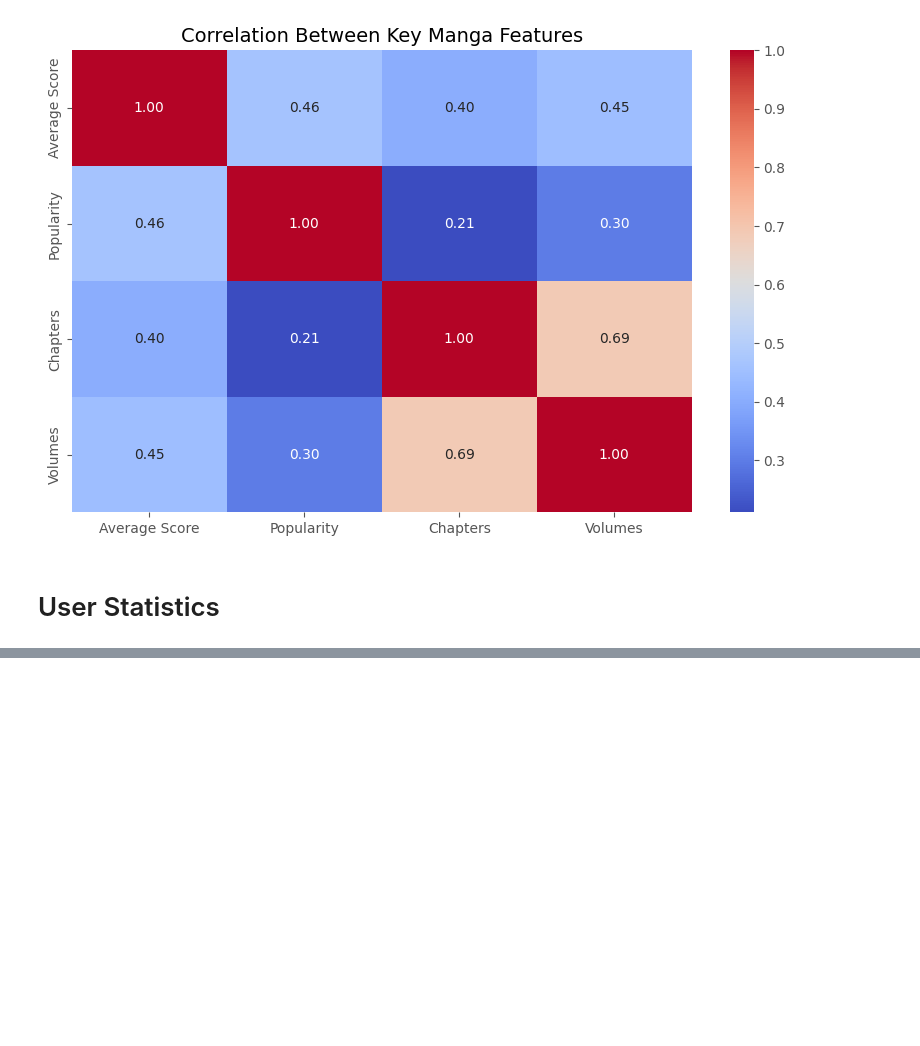
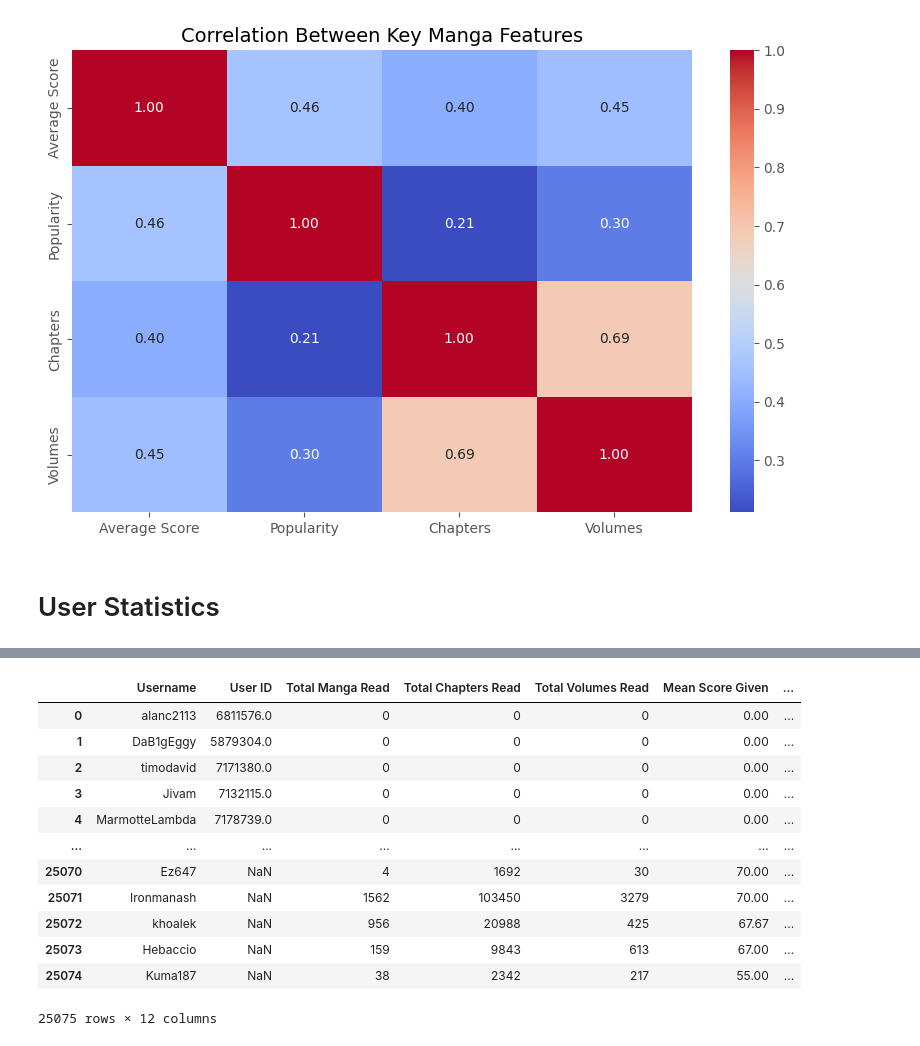
Before and after one commit to Trung-Dan-Phan/manga_recommender_system, a Jupyter notebook: notebooks/eda.ipynb, the cells around one changed output, grey strips where cells are left out. Drawn from its saved outputs; the diff is of its cells as text; code cells hidden in the pictures; blank space fills up the shorter version.

```diff
--- a/notebooks/eda.ipynb
+++ b/notebooks/eda.ipynb
@@ -167,3 +166,19 @@ user_stats_df = load_data_from_bigquery(
+# %%
+user_stats_df
+# %% [output]
+|  | Username | User ID | Total Manga Read | Total Chapters Read | Total Volumes Read | Mean Score Given | ... |
+| 0 | alanc2113 | 6811576.0 | 0 | 0 | 0 | 0.00 | ... |
+| 1 | DaB1gEggy | 5879304.0 | 0 | 0 | 0 | 0.00 | ... |
+| 2 | timodavid | 7171380.0 | 0 | 0 | 0 | 0.00 | ... |
+| 3 | Jivam | 7132115.0 | 0 | 0 | 0 | 0.00 | ... |
+| 4 | MarmotteLambda | 7178739.0 | 0 | 0 | 0 | 0.00 | ... |
+| ... | ... | ... | ... | ... | ... | ... | ... |
+| 25070 | Ez647 | NaN | 4 | 1692 | 30 | 70.00 | ... |
+| 25071 | Ironmanash | NaN | 1562 | 103450 | 3279 | 70.00 | ... |
+| 25072 | khoalek | NaN | 956 | 20988 | 425 | 67.67 | ... |
+| 25073 | Hebaccio | NaN | 159 | 9843 | 613 | 67.00 | ... |
+| 25074 | Kuma187 | NaN | 38 | 2342 | 217 | 55.00 | ... |
+25075 rows × 12 columns
 # %%
 user_stats_df.info()
 # %% [output]
```
Also changed, not shown: parts of 21 cells of this notebook.
